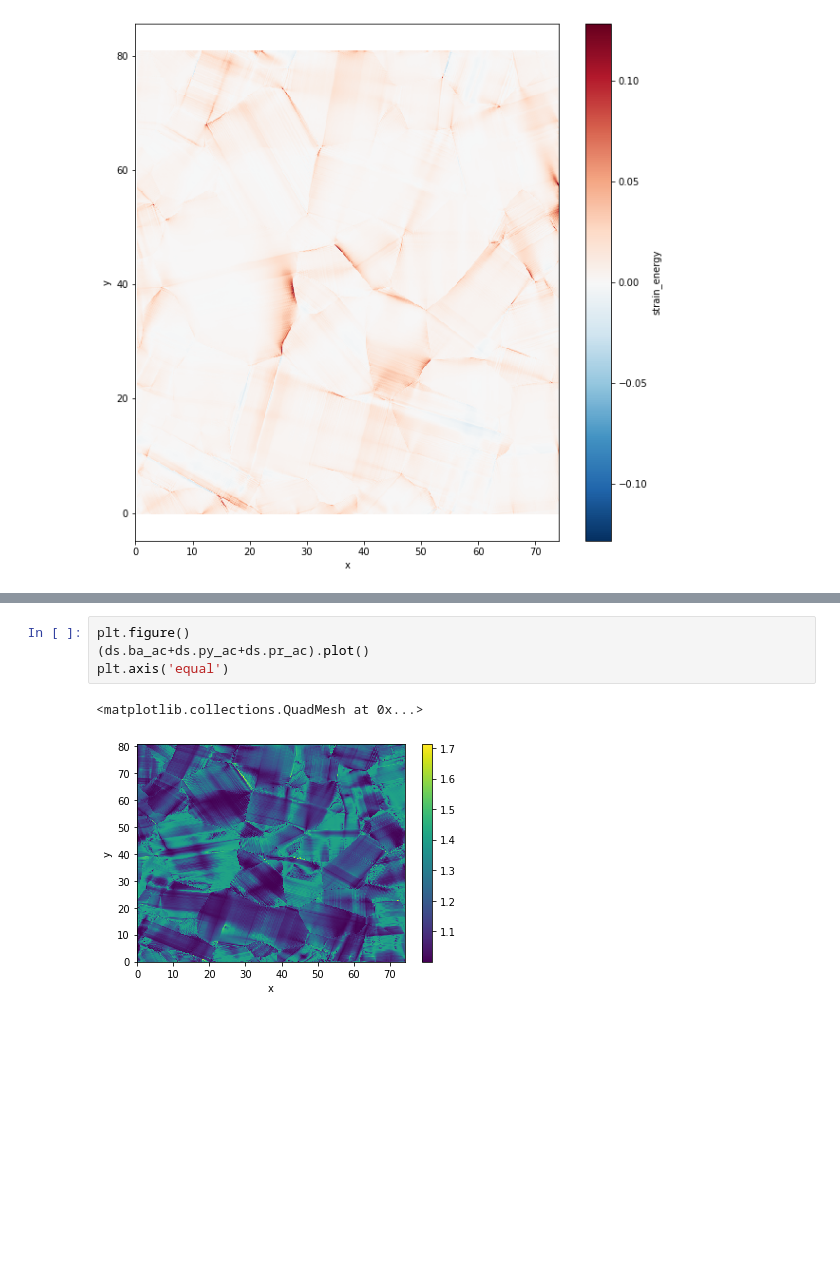
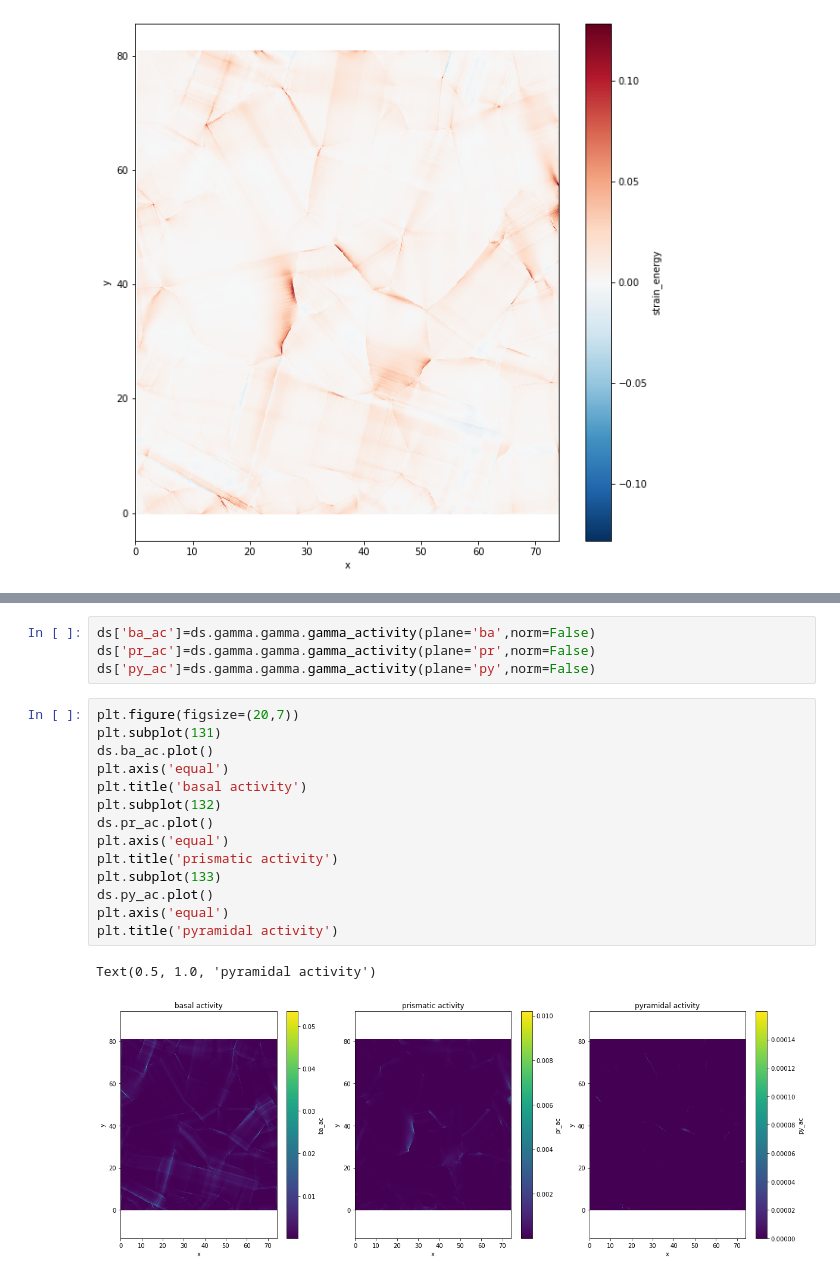
Before and after one commit to ThomasChauve/CraFT-Book, a Jupyter notebook: docs/Quick_Start.ipynb, the cells around one changed output, grey strips where cells are left out. Cells and saved outputs as stored; diff of their text form; blank space fills up the shorter version.

```diff
--- a/docs/Quick_Start.ipynb
+++ b/docs/Quick_Start.ipynb
@@ -127,7 +112,21 @@ Text(0.5, 1.0, 'pyramidal activity')
-# %%
-plt.figure()
-(ds.ba_ac+ds.py_ac+ds.pr_ac).plot()
-plt.axis('equal')
-# %% [output]
-<matplotlib.collections.QuadMesh at 0x...>
-[figure, removed]
+# %%
+ds['ba_ac']=ds.gamma.gamma.gamma_activity(plane='ba',norm=False)
+ds['pr_ac']=ds.gamma.gamma.gamma_activity(plane='pr',norm=False)
+ds['py_ac']=ds.gamma.gamma.gamma_activity(plane='py',norm=False)
+# %%
+plt.figure(figsize=(20,7))
+plt.subplot(131)
+ds.ba_ac.plot()
+plt.axis('equal')
+plt.title('basal activity')
+plt.subplot(132)
+ds.pr_ac.plot()
+plt.axis('equal')
+plt.title('prismatic activity')
+plt.subplot(133)
+ds.py_ac.plot()
+plt.axis('equal')
+plt.title('pyramidal activity')
+# %% [output]
+Text(0.5, 1.0, 'pyramidal activity')
+[figure, added]
```
Also changed, not shown: parts of 18 cells of this notebook.
